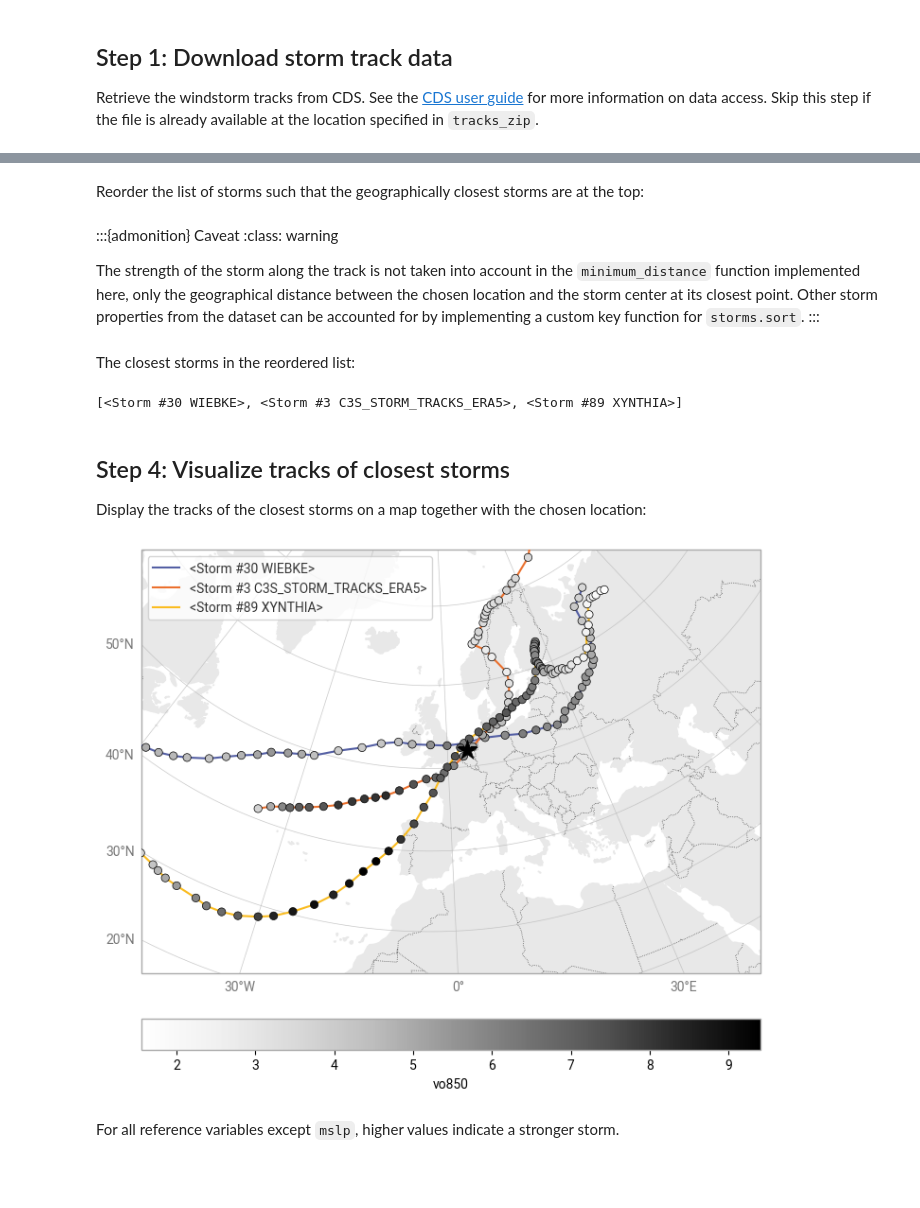
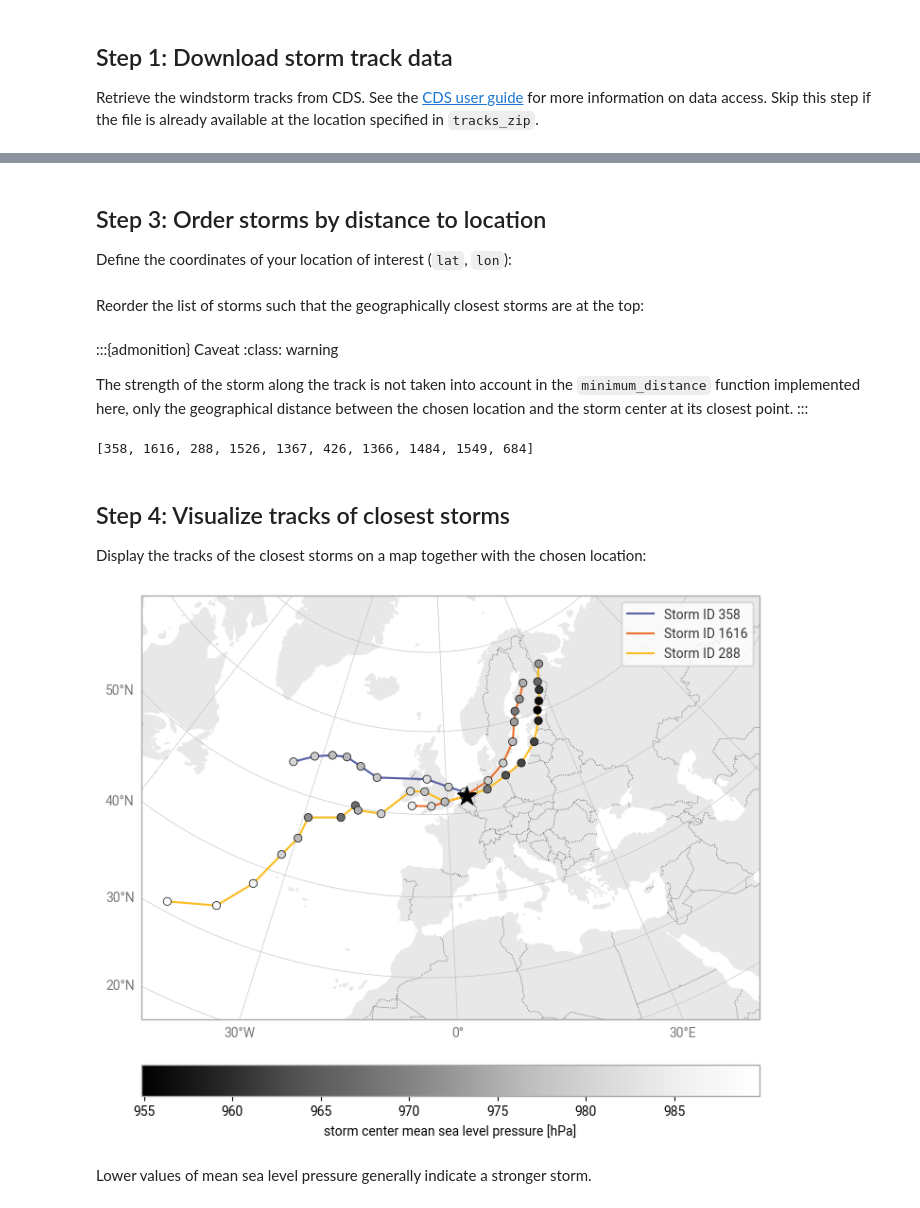
Before and after one commit to CLIMAAX/STORMS, a Jupyter notebook: 01_windstorm/Selection_helper_STORMS.ipynb, the cells around one changed output, grey strips where cells are left out. Drawn from its saved outputs; the diff is of its cells as text; code cells hidden in the pictures; blank space fills up the shorter version.

Commit message:
Rewrite for new dataset: sis-european-wind-storm-reanalysis

```diff
--- a/01_windstorm/Selection_helper_STORMS.ipynb
+++ b/01_windstorm/Selection_helper_STORMS.ipynb
@@ -24,7 +26,7 @@ data_dir = pathlib.Path("./STORM_event_raster")
 data_dir.mkdir(parents=True, exist_ok=True)
 
 # Where to download storm track dataset:
-tracks_zip = data_dir / "windstorm_tracks.zip"
+tracks_zip = data_dir / "windstorm_tracks_cds.zip"
 # %% [markdown]
 ## Step 1: Download storm track data
 
@@ -137,3 +98,7 @@ Choose from the following variables:
+# %% [markdown]
+## Step 3: Order storms by distance to location
+
+Define the coordinates of your location of interest (`lat`, `lon`):
 # %%
 lat = 52.012  # °N
 lon =  4.359  # °E
@@ -142,30 +105,39 @@ ref = "vo850"
 # %% [markdown]
 Reorder the list of storms such that the geographically closest storms are at the top:
 # %%
-def minimum_distance(storm):
+def minimum_distance(track):
     """Shortest distance between the storm track and the location of interest"""
-    track_lat = storm.data[f"latitude_{ref}"]
-    track_lon = storm.data[f"longitude_{ref}"]
     dist = earthkit.geo.distance.haversine_distance(
         [lat, lon],
-        [track_lat, track_lon]
+        [track.loc[:,"latitude"], track.loc[:,"longitude"]]
     )
     return np.nanmin(dist)
 
-# Reorder the list of storms
-storms.sort(key=minimum_distance)
+# Add minimum distance of each storm track to the location of interest
+# to the table, then sort the table so the closest storms are at the top
+sorted_storms = (
+    storms
+    .join(
+        storms
+        .groupby("id")
+        .apply(minimum_distance)
+        .rename("min_distance")
+    )
+    .sort_values("min_distance")
+)
 # %% [markdown]
 :::{admonition} Caveat
 :class: warning
 
-The strength of the storm along the track is not taken into account in the `minimum_distance` function implemented here, only the geographical distance between the chosen location and the storm center at its closest point. Other storm properties from the dataset can be accounted for by implementing a custom key function for `storms.sort`.
+The strength of the storm along the track is not taken into account in the `minimum_distance` function implemented here, only the geographical distance between the chosen location and the storm center at its closest point.
 :::
-# %% [markdown]
-The closest storms in the reordered list:
-# %%
-storms[:3]
-# %% [output]
-[<Storm #30 WIEBKE>, <Storm #3 C3S_STORM_TRACKS_ERA5>, <Storm #89 XYNTHIA>]
+# %%
+sorted_storm_ids = list(sorted_storms.groupby("id", sort=False).groups.keys())
+
+# The IDs of the ten closest storms
+sorted_storm_ids[:10]
+# %% [output]
+[358, 1616, 288, 1526, 1367, 426, 1366, 1484, 1549, 684]
 # %% [markdown]
 ## Step 4: Visualize tracks of closest storms
 
@@ -173,40 +145,44 @@ Display the tracks of the closest storms on a map together with the chosen locat
 # %%
 subplot = earthkit.plots.Map(domain=["North Atlantic", "Europe"])
 
 # Marker for the location of interest
 subplot.scatter(x=[lon], y=[lat], marker="*", c="black", s=250, zorder=10)
 
 marker_x = []
 marker_y = []
 marker_c = []
 
 # Number of storms to show
 n = 3
 
-for storm in storms[:n]:
-    x = storm.data[f"longitude_{ref}"]
-    y = storm.data[f"latitude_{ref}"]
+for storm_id in sorted_storm_ids[:n]:
+    storm_track = storms.loc[storm_id].sort_index()
+    x = storm_track.loc[:,f"longitude"].values
+    y = storm_track.loc[:,f"latitude"].values
     # Line for the track
-    subplot.line(x=x, y=y, label=repr(storm), zorder=4)
+    subplot.line(x=x, y=y, label=f"Storm ID {storm_id}", zorder=4)
     # Collect track information so storm strength markers can be plotted together
     # with a consistent colorscale
     marker_x.extend(x)
     marker_y.extend(y)
-    marker_c.extend(storm.data[ref])
+    marker_c.extend(storm_track.loc[:,"msl"] / 100)  # hPa
+    n = n - 1
+    if n == 0:
+        break
 
 # Markers indicating the value of reference variable to represent storm strength
-sc = subplot.scatter(x=marker_x, y=marker_y, c=marker_c, marker="o", cmap="Greys", zorder=5)
+sc = subplot.scatter(x=marker_x, y=marker_y, c=marker_c, marker="o", cmap="Greys_r", zorder=5)
 
-subplot.fig.colorbar(sc, label=f"{ref}", orientation="horizontal")
+subplot.fig.colorbar(sc, label=f"storm center mean sea level pressure [hPa]", orientation="horizontal")
 subplot.ax.legend()
 
 subplot.land()
 subplot.borders()
 subplot.gridlines()
 # %% [output]
-[figure, old version]
+[figure, new version]
-# %% [markdown]
-For all reference variables except `mslp`, higher values indicate a stronger storm.
+# %% [markdown]
+Lower values of mean sea level pressure generally indicate a stronger storm.
 # %% [markdown]
 ## Step 5: Find the corresponding storm(s) on CDS
 
```
Also changed, not shown: parts of 23 cells of this notebook.
